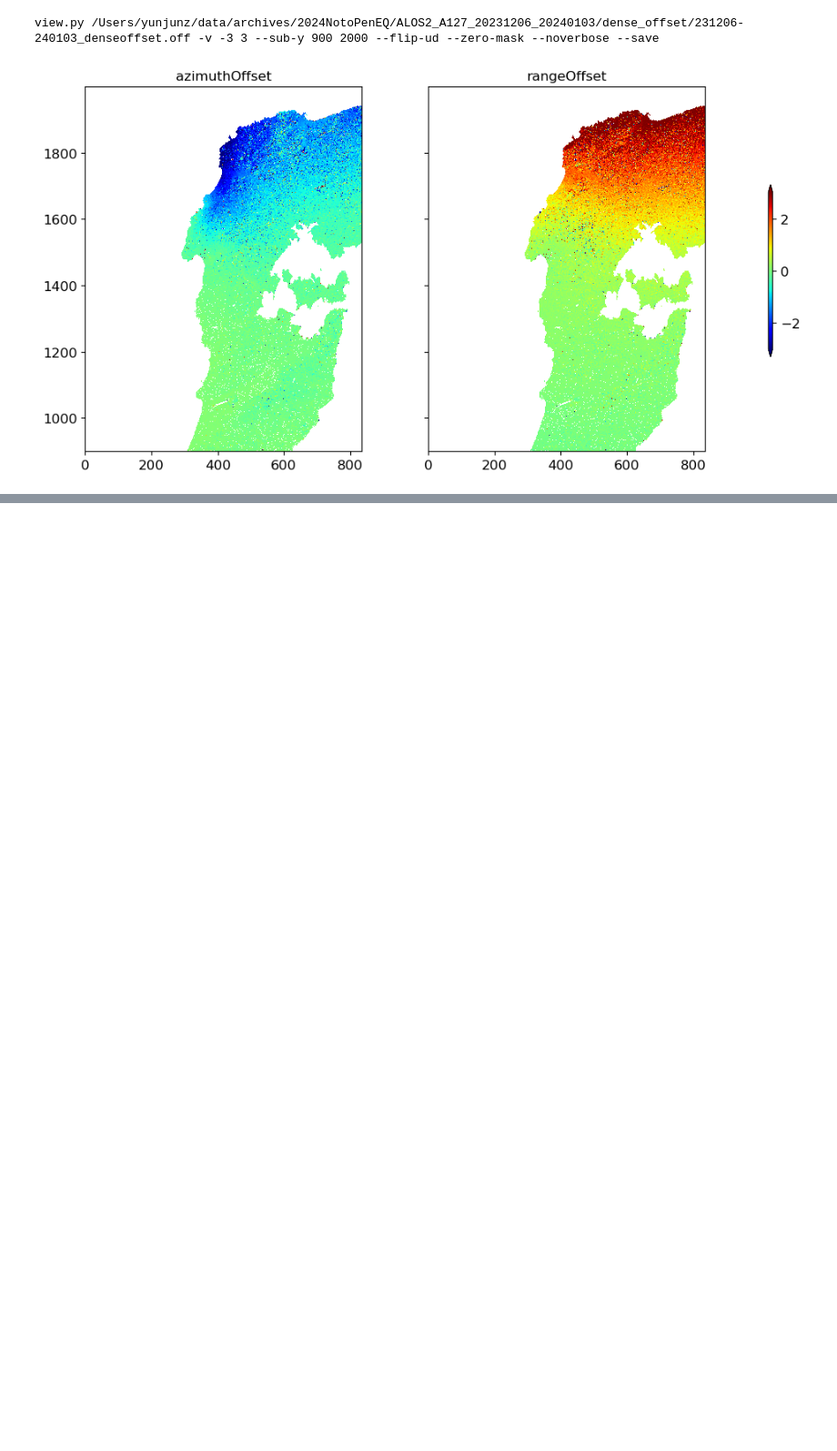
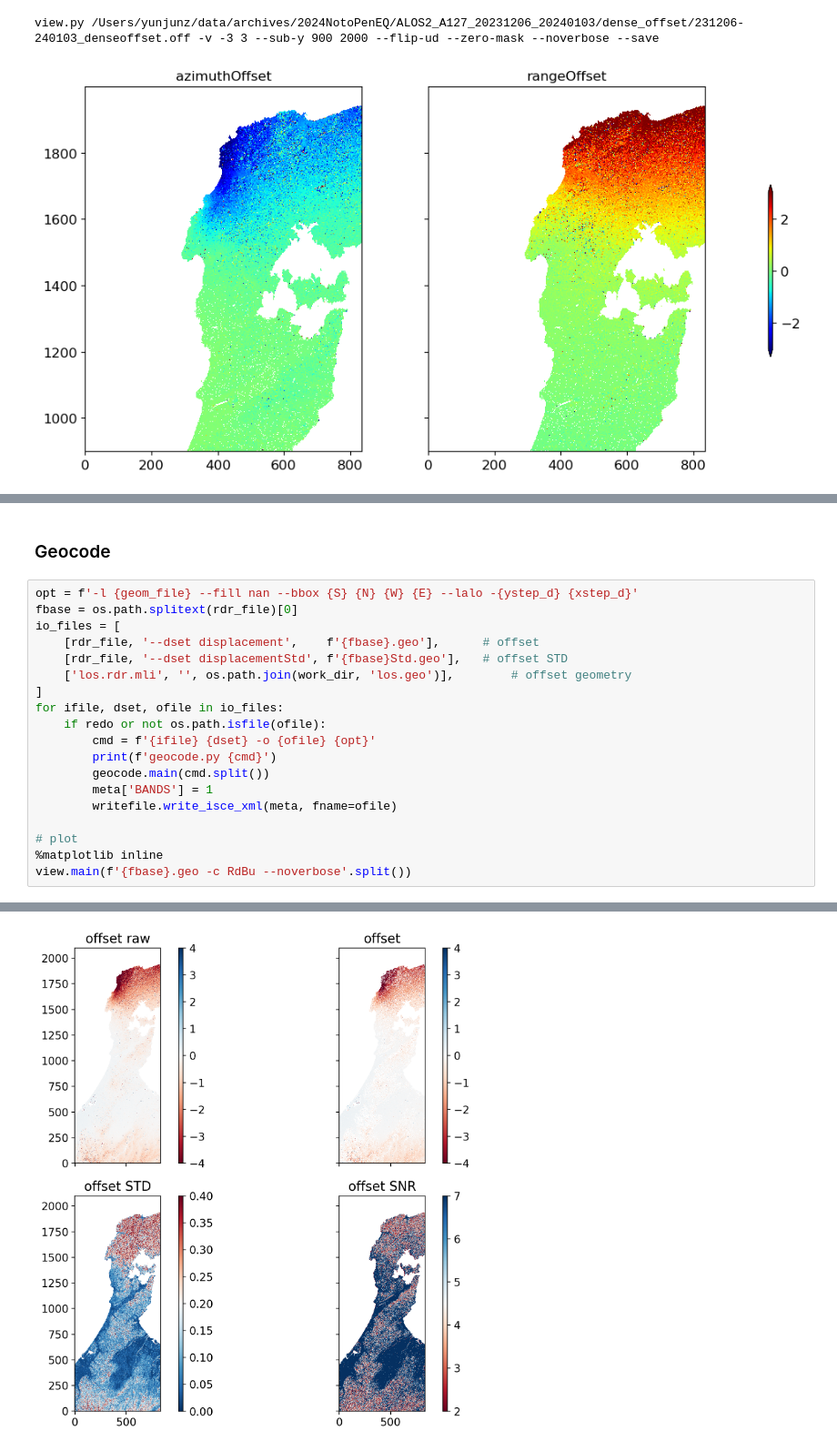
Before and after one commit to yunjunz/2024-Noto-EQ, a Jupyter notebook: prep_alos2_off.ipynb, the cells around one changed output, grey strips where cells are left out. Shown at 91% size. Drawn from its saved outputs; the diff is of its cells as text; blank space fills up the shorter version.

```diff
--- a/prep_alos2_off.ipynb
+++ b/prep_alos2_off.ipynb
@@ -48,0 +288,22 @@ view.py /Users/yunjunz/data/archives/2024NotoPenEQ/ALOS2_A127_20231206_20240103/
+# %% [markdown]
+### Geocode
+# %%
+opt = f'-l {geom_file} --fill nan --bbox {S} {N} {W} {E} --lalo -{ystep_d} {xstep_d}'
+fbase = os.path.splitext(rdr_file)[0]
+io_files = [
+    [rdr_file, '--dset displacement',    f'{fbase}.geo'],      # offset
+    [rdr_file, '--dset displacementStd', f'{fbase}Std.geo'],   # offset STD
+    ['los.rdr.mli', '', os.path.join(work_dir, 'los.geo')],        # offset geometry
+]
+for ifile, dset, ofile in io_files:
+    if redo or not os.path.isfile(ofile):
+        cmd = f'{ifile} {dset} -o {ofile} {opt}'
+        print(f'geocode.py {cmd}')
+        geocode.main(cmd.split())
+        meta['BANDS'] = 1
+        writefile.write_isce_xml(meta, fname=ofile)
+
+# plot
+%matplotlib inline
+view.main(f'{fbase}.geo -c RdBu --noverbose'.split())
+# %% [output]
@@ -48,0 +327 @@ view.py /Users/yunjunz/data/archives/2024NotoPenEQ/ALOS2_A127_20231206_20240103/
+[figure, added]
```
Also changed, not shown: parts of 13 cells of this notebook.
